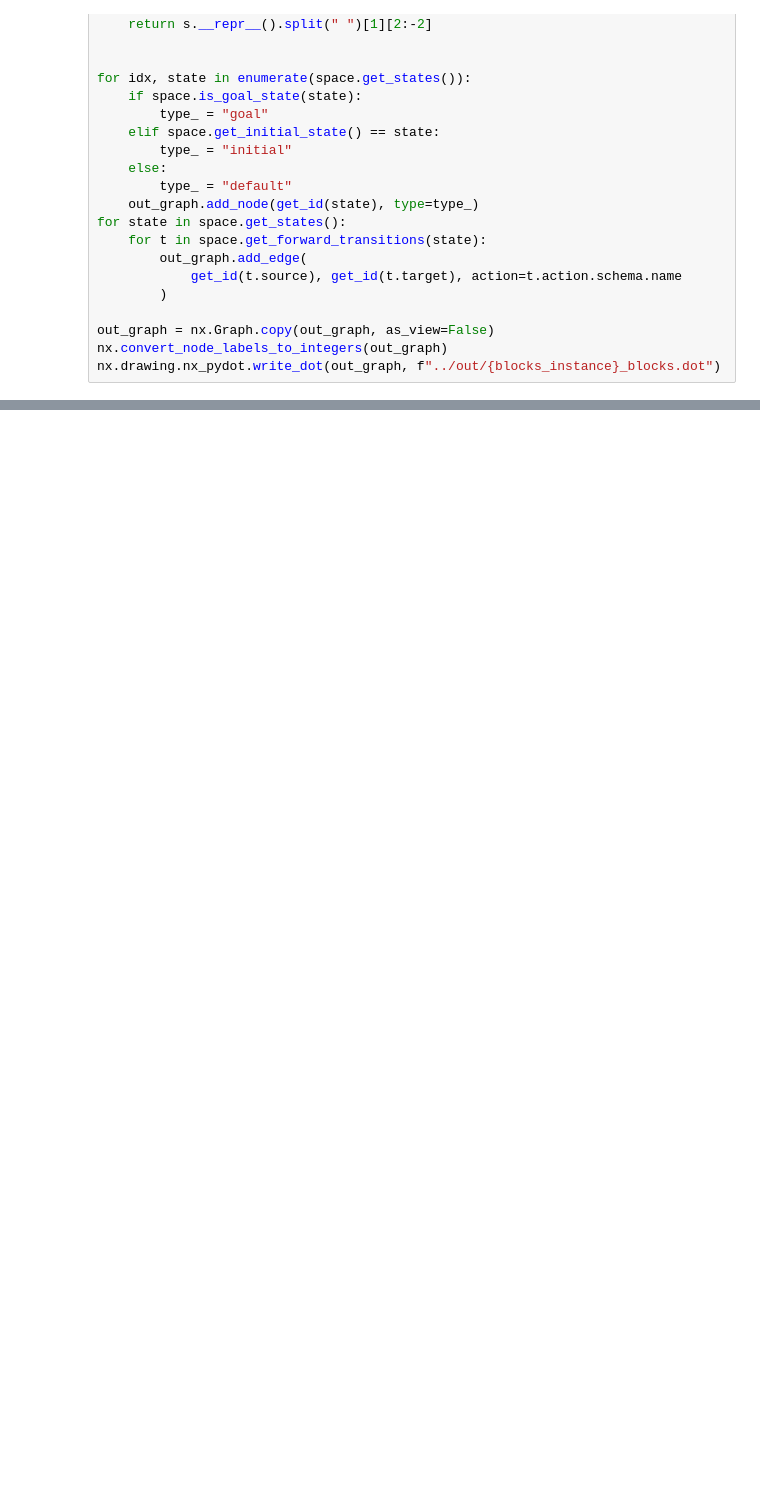
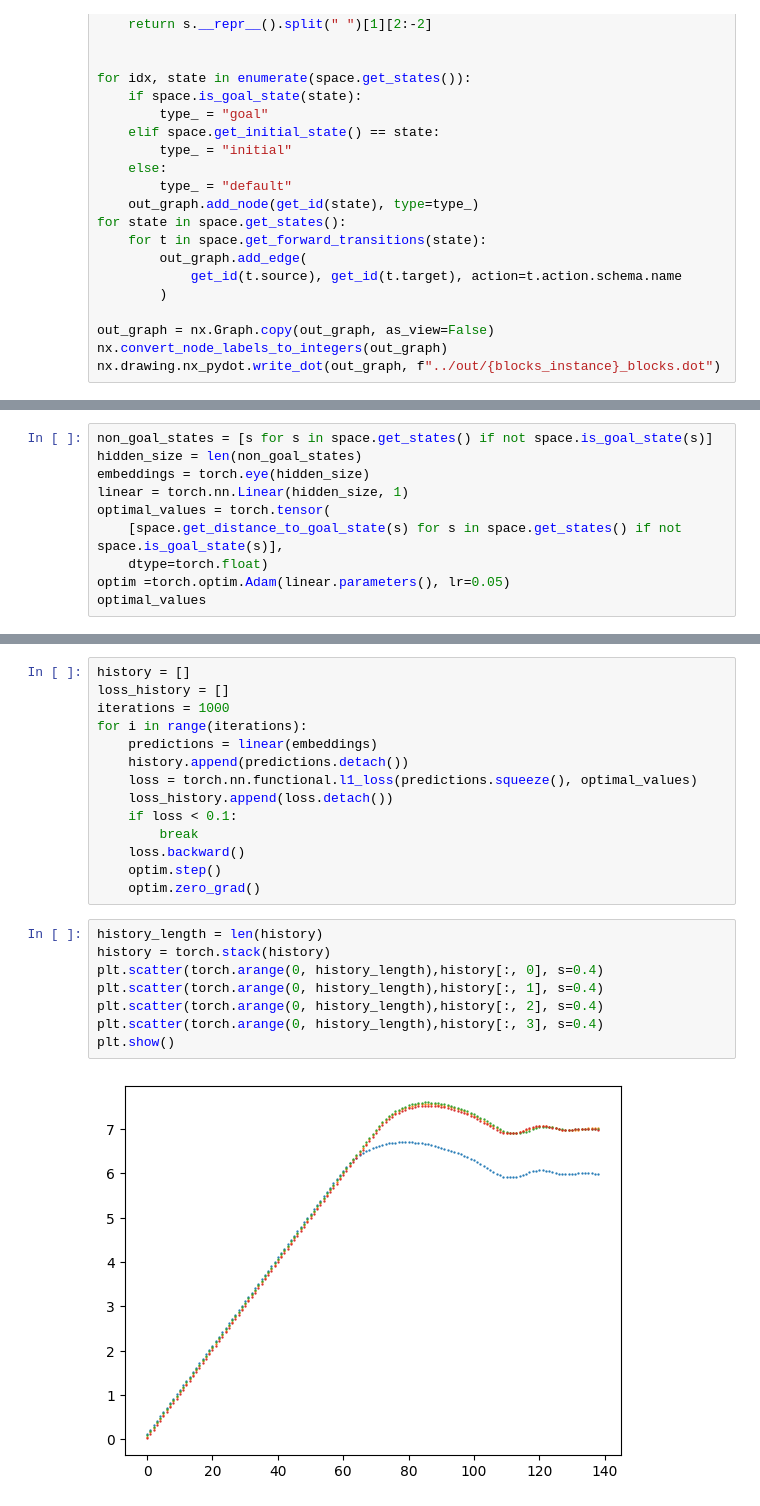
Before and after one commit to maichmueller/plangolin, a Jupyter notebook: notebooks/visz_state_space.ipynb, the cells around one changed output, grey strips where cells are left out. Drawn from its saved outputs; the diff is of its cells as text; blank space fills up the shorter version.

```diff
--- a/notebooks/visz_state_space.ipynb
+++ b/notebooks/visz_state_space.ipynb
@@ -255,0 +261,10 @@ nx.drawing.nx_pydot.write_dot(out_graph, f"../out/{blocks_instance}_blocks.dot")
+# %%
+non_goal_states = [s for s in space.get_states() if not space.is_goal_state(s)]
+hidden_size = len(non_goal_states)
+embeddings = torch.eye(hidden_size)
+linear = torch.nn.Linear(hidden_size, 1)
+optimal_values = torch.tensor(
+    [space.get_distance_to_goal_state(s) for s in space.get_states() if not space.is_goal_state(s)],
+    dtype=torch.float)
+optim =torch.optim.Adam(linear.parameters(), lr=0.05)
+optimal_values
@@ -255,0 +281,24 @@ nx.drawing.nx_pydot.write_dot(out_graph, f"../out/{blocks_instance}_blocks.dot")
+# %%
+history = []
+loss_history = []
+iterations = 1000
+for i in range(iterations):
+    predictions = linear(embeddings)
+    history.append(predictions.detach())
+    loss = torch.nn.functional.l1_loss(predictions.squeeze(), optimal_values)
+    loss_history.append(loss.detach())
+    if loss < 0.1:
+        break
+    loss.backward()
+    optim.step()
+    optim.zero_grad()
+# %%
+history_length = len(history)
+history = torch.stack(history)
+plt.scatter(torch.arange(0, history_length),history[:, 0], s=0.4)
+plt.scatter(torch.arange(0, history_length),history[:, 1], s=0.4)
+plt.scatter(torch.arange(0, history_length),history[:, 2], s=0.4)
+plt.scatter(torch.arange(0, history_length),history[:, 3], s=0.4)
+plt.show()
+# %% [output]
+[figure, added]
```
Also changed, not shown: parts of 23 cells of this notebook, 3 other files.
